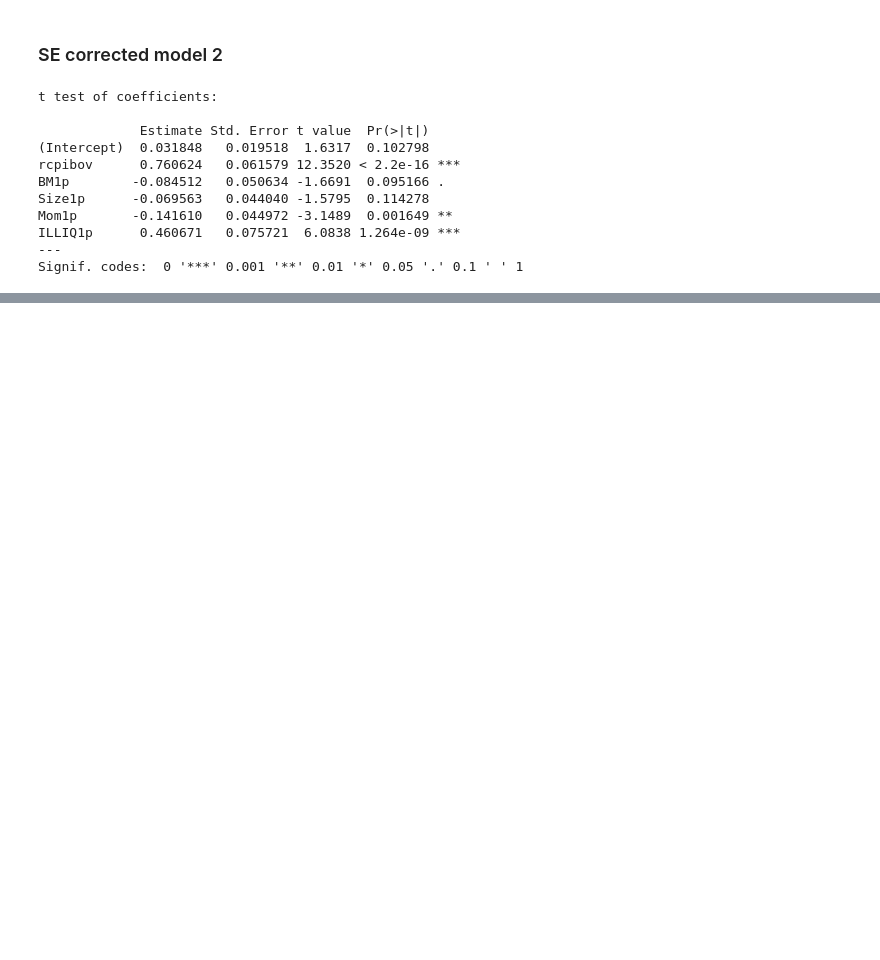
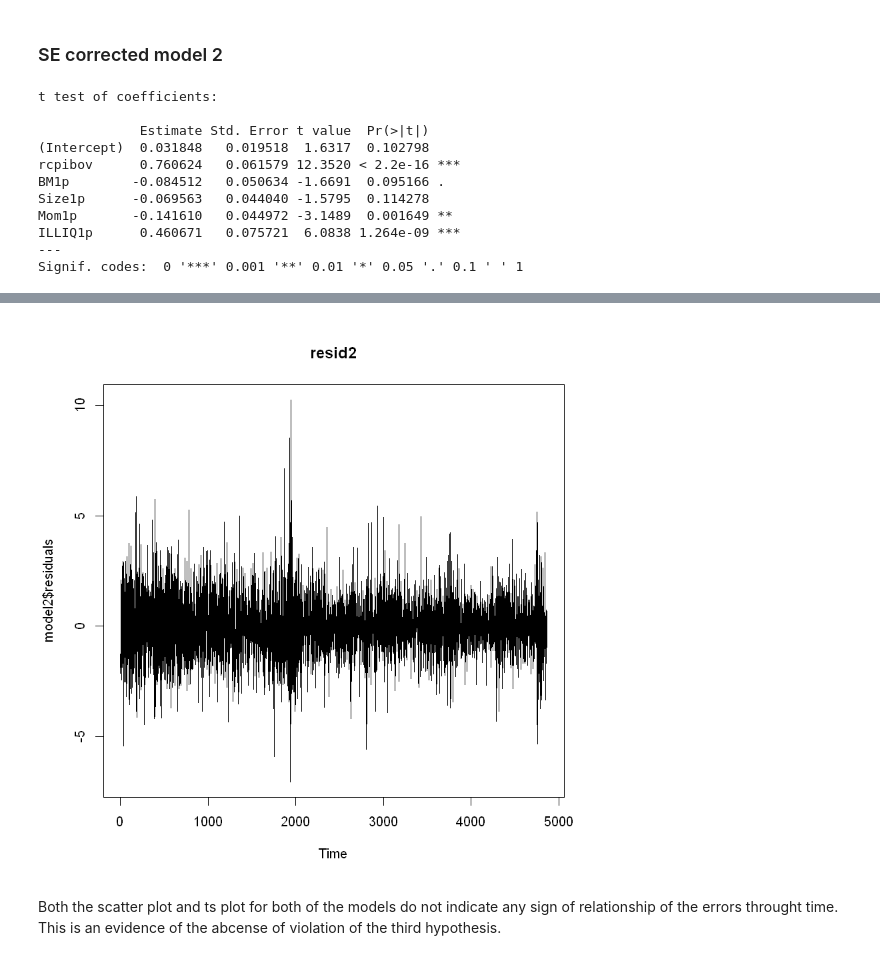
Before and after one commit to dcuoliveira/fgv-financial-econometrics, a Jupyter notebook: src/homoscedasticity_test.ipynb, the cells around one changed output, grey strips where cells are left out. Drawn from its saved outputs; the diff is of its cells as text; code cells hidden in the pictures; blank space fills up the shorter version.

```diff
--- a/src/homoscedasticity_test.ipynb
+++ b/src/homoscedasticity_test.ipynb
@@ -354,0 +395,7 @@ Signif. codes:  0 '***' 0.001 '**' 0.01 '*' 0.05 '.' 0.1 ' ' 1
+# %%
+ts.plot(model2$residuals)
+title('resid2')
+# %% [output]
+[figure, added]
+# %% [markdown]
+Both the scatter plot and ts plot for both of the models do not indicate any sign of relationship of the errors throught time. This is an evidence of the abcense of violation of the third hypothesis.
```
Also changed, not shown: parts of 9 cells of this notebook.
